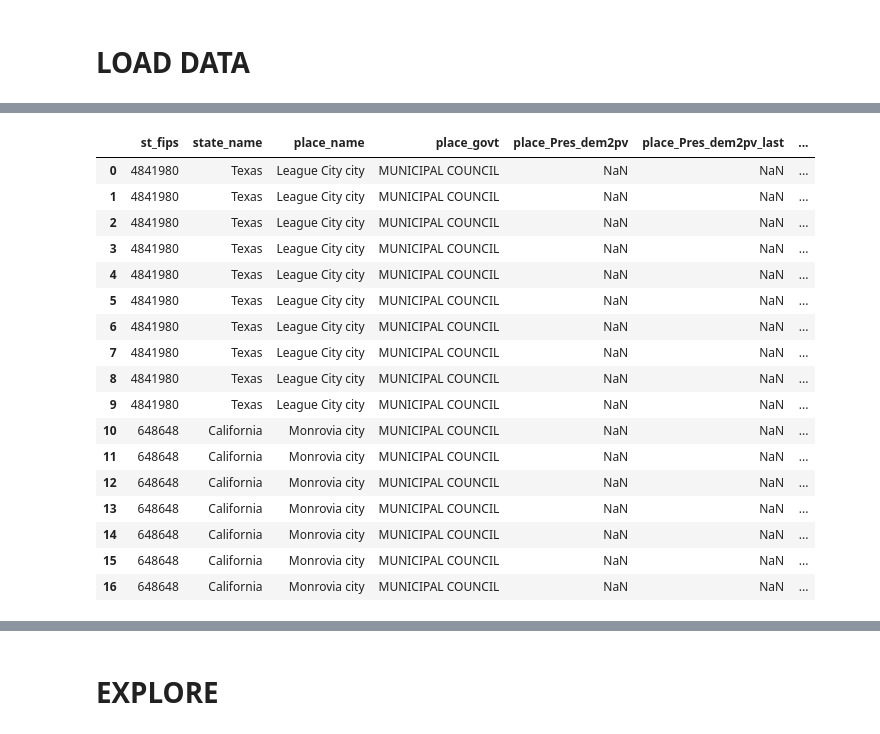
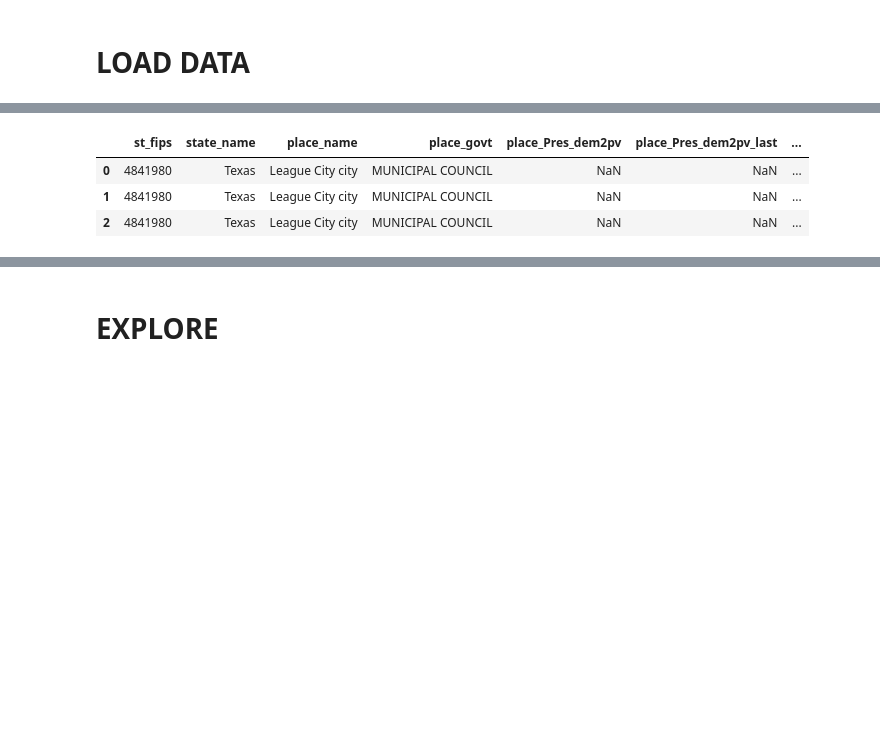
Before and after one commit to 99-antennas/pblc_localnet, a Jupyter notebook: notebooks/data_explore_openai.ipynb, the cells around one changed output, grey strips where cells are left out. Cells and saved outputs as stored; diff of their text form; code cells hidden in the pictures; blank space fills up the shorter version.

```diff
--- a/notebooks/data_explore_openai.ipynb
+++ b/notebooks/data_explore_openai.ipynb
@@ -36,21 +89,7 @@ INFO:__name__:Successfully loaded data: 2008
 # %%
-data_dict[2006]
+data_dict[2006].head(3)
 # %% [output]
 |  | st_fips | state_name | place_name | place_govt | place_Pres_dem2pv | place_Pres_dem2pv_last | ... |
 | 0 | 4841980 | Texas | League City city | MUNICIPAL COUNCIL | NaN | NaN | ... |
 | 1 | 4841980 | Texas | League City city | MUNICIPAL COUNCIL | NaN | NaN | ... |
 | 2 | 4841980 | Texas | League City city | MUNICIPAL COUNCIL | NaN | NaN | ... |
-| 3 | 4841980 | Texas | League City city | MUNICIPAL COUNCIL | NaN | NaN | ... |
-| 4 | 4841980 | Texas | League City city | MUNICIPAL COUNCIL | NaN | NaN | ... |
-| 5 | 4841980 | Texas | League City city | MUNICIPAL COUNCIL | NaN | NaN | ... |
-| 6 | 4841980 | Texas | League City city | MUNICIPAL COUNCIL | NaN | NaN | ... |
-| 7 | 4841980 | Texas | League City city | MUNICIPAL COUNCIL | NaN | NaN | ... |
-| 8 | 4841980 | Texas | League City city | MUNICIPAL COUNCIL | NaN | NaN | ... |
-| 9 | 4841980 | Texas | League City city | MUNICIPAL COUNCIL | NaN | NaN | ... |
-| 10 | 648648 | California | Monrovia city | MUNICIPAL COUNCIL | NaN | NaN | ... |
-| 11 | 648648 | California | Monrovia city | MUNICIPAL COUNCIL | NaN | NaN | ... |
-| 12 | 648648 | California | Monrovia city | MUNICIPAL COUNCIL | NaN | NaN | ... |
-| 13 | 648648 | California | Monrovia city | MUNICIPAL COUNCIL | NaN | NaN | ... |
-| 14 | 648648 | California | Monrovia city | MUNICIPAL COUNCIL | NaN | NaN | ... |
-| 15 | 648648 | California | Monrovia city | MUNICIPAL COUNCIL | NaN | NaN | ... |
-| 16 | 648648 | California | Monrovia city | MUNICIPAL COUNCIL | NaN | NaN | ... |
```
Also changed, not shown: parts of 25 cells of this notebook.
